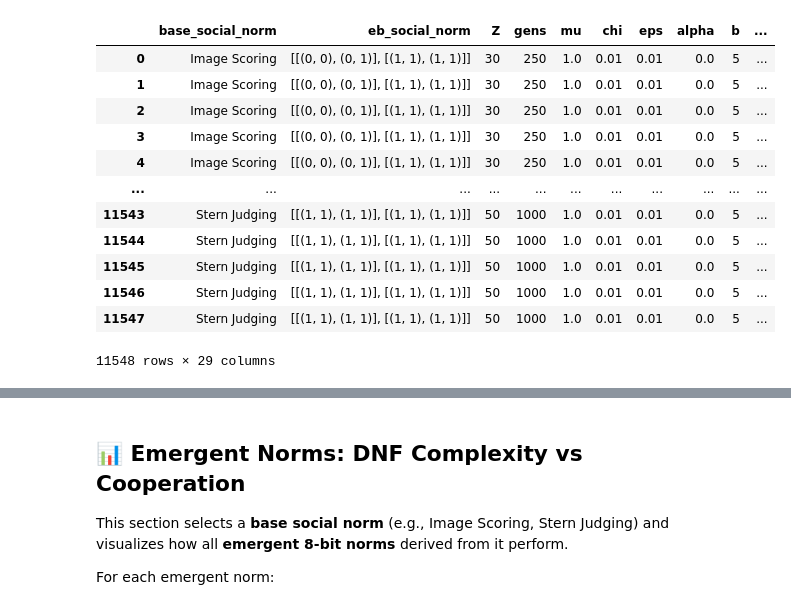
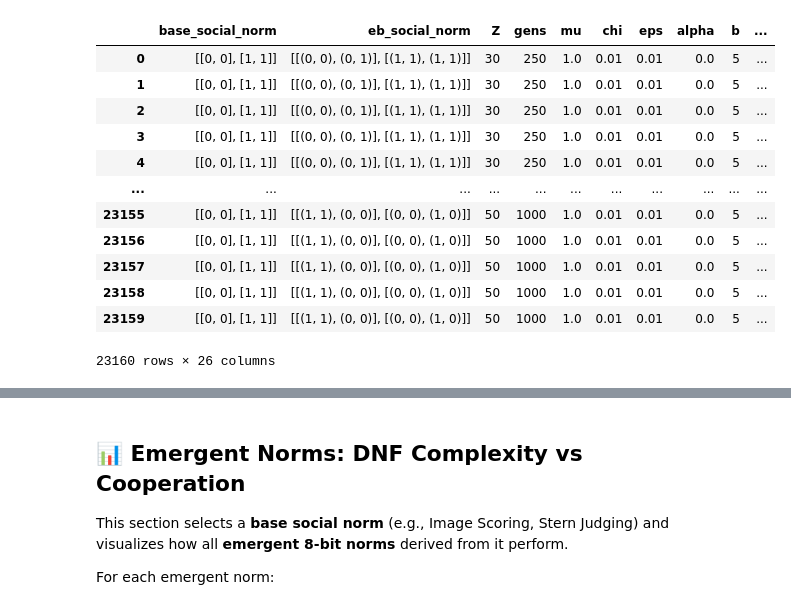
Before and after one commit to cfonsecahenrique/SNARE, a Jupyter notebook: results_reader.ipynb, the cells around one changed output, grey strips where cells are left out. Cells and saved outputs as stored; diff of their text form; code cells hidden in the pictures.

```diff
--- a/results_reader.ipynb
+++ b/results_reader.ipynb
@@ -66,18 +66,18 @@ merged_df = pd.merge(
 merged_df["DNF_literals"] = pd.to_numeric(merged_df["DNF_literals"], errors="coerce")
 merged_df["base_social_norm"] = merged_df["base_social_norm"].apply(identify_base_norm)
 # %%
-merged_df
+results_df
 # %% [output]
 |  | base_social_norm | eb_social_norm | Z | gens | mu | chi | eps | alpha | b | ... |
-| 0 | Image Scoring | [[(0, 0), (0, 1)], [(1, 1), (1, 1)]] | 30 | 250 | 1.0 | 0.01 | 0.01 | 0.0 | 5 | ... |
-| 1 | Image Scoring | [[(0, 0), (0, 1)], [(1, 1), (1, 1)]] | 30 | 250 | 1.0 | 0.01 | 0.01 | 0.0 | 5 | ... |
-| 2 | Image Scoring | [[(0, 0), (0, 1)], [(1, 1), (1, 1)]] | 30 | 250 | 1.0 | 0.01 | 0.01 | 0.0 | 5 | ... |
-| 3 | Image Scoring | [[(0, 0), (0, 1)], [(1, 1), (1, 1)]] | 30 | 250 | 1.0 | 0.01 | 0.01 | 0.0 | 5 | ... |
-| 4 | Image Scoring | [[(0, 0), (0, 1)], [(1, 1), (1, 1)]] | 30 | 250 | 1.0 | 0.01 | 0.01 | 0.0 | 5 | ... |
+| 0 | [[0, 0], [1, 1]] | [[(0, 0), (0, 1)], [(1, 1), (1, 1)]] | 30 | 250 | 1.0 | 0.01 | 0.01 | 0.0 | 5 | ... |
+| 1 | [[0, 0], [1, 1]] | [[(0, 0), (0, 1)], [(1, 1), (1, 1)]] | 30 | 250 | 1.0 | 0.01 | 0.01 | 0.0 | 5 | ... |
+| 2 | [[0, 0], [1, 1]] | [[(0, 0), (0, 1)], [(1, 1), (1, 1)]] | 30 | 250 | 1.0 | 0.01 | 0.01 | 0.0 | 5 | ... |
+| 3 | [[0, 0], [1, 1]] | [[(0, 0), (0, 1)], [(1, 1), (1, 1)]] | 30 | 250 | 1.0 | 0.01 | 0.01 | 0.0 | 5 | ... |
+| 4 | [[0, 0], [1, 1]] | [[(0, 0), (0, 1)], [(1, 1), (1, 1)]] | 30 | 250 | 1.0 | 0.01 | 0.01 | 0.0 | 5 | ... |
 | ... | ... | ... | ... | ... | ... | ... | ... | ... | ... | ... |
-| 11543 | Stern Judging | [[(1, 1), (1, 1)], [(1, 1), (1, 1)]] | 50 | 1000 | 1.0 | 0.01 | 0.01 | 0.0 | 5 | ... |
-| 11544 | Stern Judging | [[(1, 1), (1, 1)], [(1, 1), (1, 1)]] | 50 | 1000 | 1.0 | 0.01 | 0.01 | 0.0 | 5 | ... |
-| 11545 | Stern Judging | [[(1, 1), (1, 1)], [(1, 1), (1, 1)]] | 50 | 1000 | 1.0 | 0.01 | 0.01 | 0.0 | 5 | ... |
-| 11546 | Stern Judging | [[(1, 1), (1, 1)], [(1, 1), (1, 1)]] | 50 | 1000 | 1.0 | 0.01 | 0.01 | 0.0 | 5 | ... |
-| 11547 | Stern Judging | [[(1, 1), (1, 1)], [(1, 1), (1, 1)]] | 50 | 1000 | 1.0 | 0.01 | 0.01 | 0.0 | 5 | ... |
+| 23155 | [[0, 0], [1, 1]] | [[(1, 1), (0, 0)], [(0, 0), (1, 0)]] | 50 | 1000 | 1.0 | 0.01 | 0.01 | 0.0 | 5 | ... |
+| 23156 | [[0, 0], [1, 1]] | [[(1, 1), (0, 0)], [(0, 0), (1, 0)]] | 50 | 1000 | 1.0 | 0.01 | 0.01 | 0.0 | 5 | ... |
+| 23157 | [[0, 0], [1, 1]] | [[(1, 1), (0, 0)], [(0, 0), (1, 0)]] | 50 | 1000 | 1.0 | 0.01 | 0.01 | 0.0 | 5 | ... |
+| 23158 | [[0, 0], [1, 1]] | [[(1, 1), (0, 0)], [(0, 0), (1, 0)]] | 50 | 1000 | 1.0 | 0.01 | 0.01 | 0.0 | 5 | ... |
+| 23159 | [[0, 0], [1, 1]] | [[(1, 1), (0, 0)], [(0, 0), (1, 0)]] | 50 | 1000 | 1.0 | 0.01 | 0.01 | 0.0 | 5 | ... |
-11548 rows × 29 columns
+23160 rows × 26 columns
```
Also changed, not shown: parts of 7 cells of this notebook, 1 other file.
